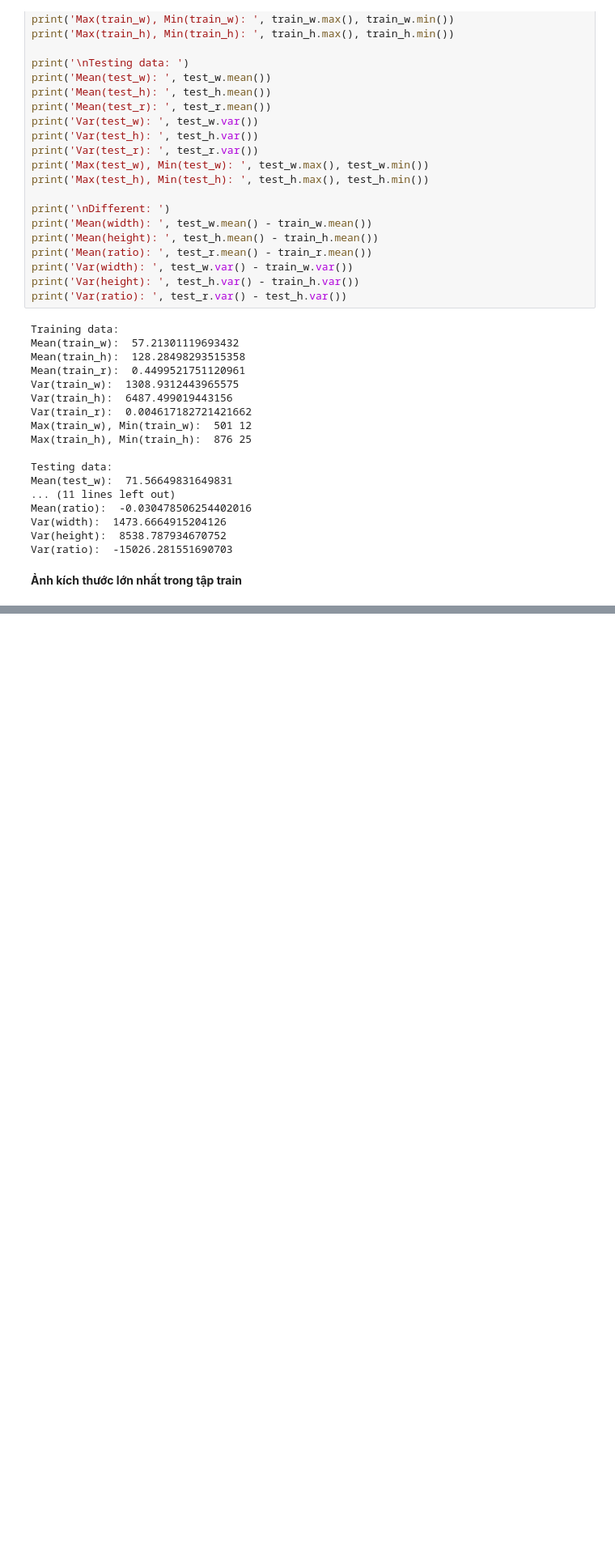
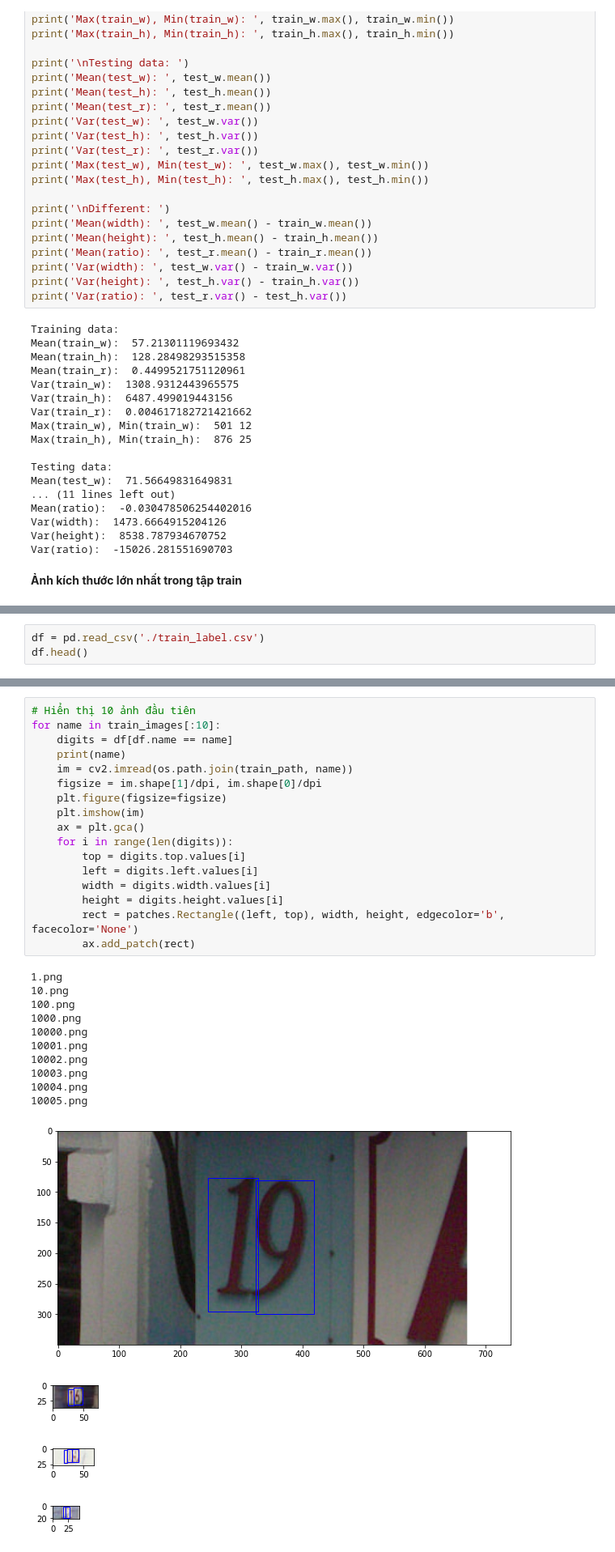
Before and after one commit to ntdas/cv-ndetect, a Jupyter notebook: data_inspection.ipynb, the cells around one changed output, grey strips where cells are left out. Shown at 81% size. Drawn from its saved outputs; the diff is of its cells as text; blank space fills up the shorter version.

```diff
--- a/data_inspection.ipynb
+++ b/data_inspection.ipynb
@@ -226,0 +241,3 @@ C:\Users\thaontb27\Documents\Basic_Machine_Learning\Practice\Project\test\11258.
+# %%
+df = pd.read_csv('./train_label.csv')
+df.head()
@@ -226,0 +251,32 @@ C:\Users\thaontb27\Documents\Basic_Machine_Learning\Practice\Project\test\11258.
+# %%
+# Hiển thị 10 ảnh đầu tiên
+for name in train_images[:10]:
+    digits = df[df.name == name]
+    print(name)
+    im = cv2.imread(os.path.join(train_path, name))
+    figsize = im.shape[1]/dpi, im.shape[0]/dpi
+    plt.figure(figsize=figsize)
+    plt.imshow(im)
+    ax = plt.gca()
+    for i in range(len(digits)):
+        top = digits.top.values[i]
+        left = digits.left.values[i]
+        width = digits.width.values[i]
+        height = digits.height.values[i]
+        rect = patches.Rectangle((left, top), width, height, edgecolor='b', facecolor='None')
+        ax.add_patch(rect)
+# %% [output]
+1.png
+10.png
+100.png
+1000.png
+10000.png
+10001.png
+10002.png
+10003.png
+10004.png
+10005.png
+[figure, added]
+[figure, added]
+[figure, added]
+[figure, added]
```
Also changed, not shown: parts of 48 cells of this notebook, 1 other file.
